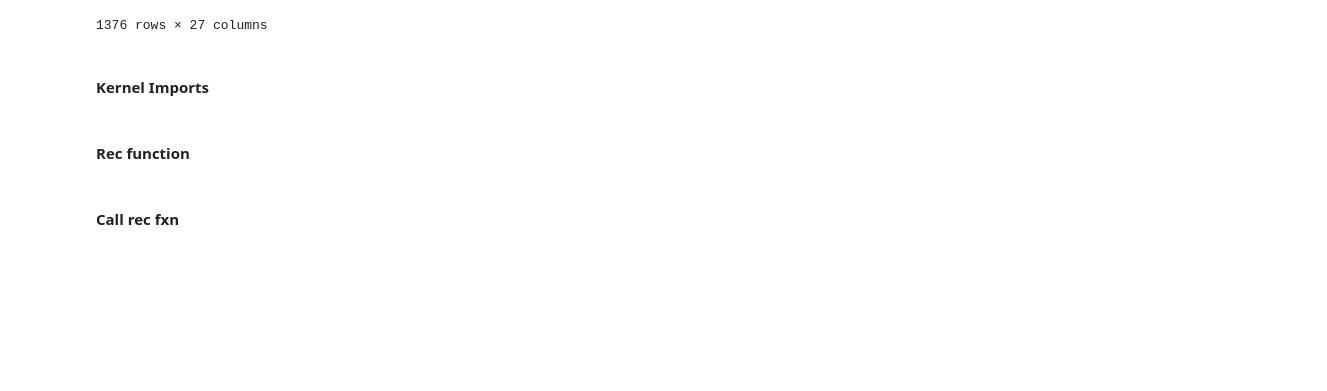
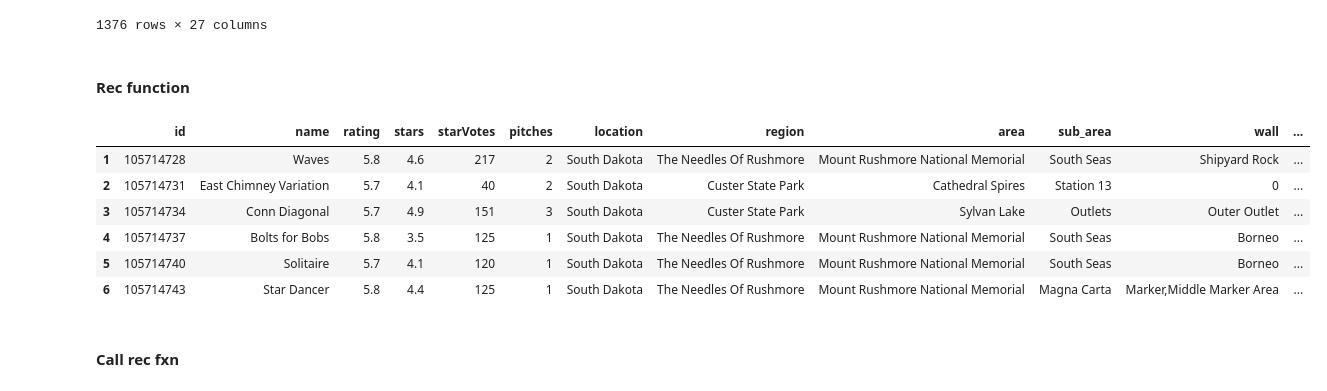
Before and after one commit to gseemann/climb_recommender, a Jupyter notebook: models.ipynb, the cells around one changed output. Drawn from its saved outputs; the diff is of its cells as text; code cells hidden in the pictures; blank space fills up the shorter version.

```diff
--- a/models.ipynb
+++ b/models.ipynb
@@ -428,5 +428,3 @@ df_numeric[df_numeric.in_range==1]
 | 36546 | 118185692 | Spiker Monkey | 5.10c | 3.5 | 2 | 1 | California | Los Angeles Basin | Santa Monica Mountains | Malibu Creek State Park | Planet of the Apes Wall | ... |
 | 36584 | 118198859 | The Real Bulge | V4 | 4.0 | 1 | 0 | California | Los Angeles Basin | Stoney Point | Turlock | 0 | ... |
 1376 rows × 27 columns
-# %% [markdown]
-#### Kernel Imports
@@ -474,6 +462,16 @@ def get_recommendations(ids, kernel_type):
     rec= df['id'].iloc[climb_indices]
 
     return df.loc[rec.index,:]
+# %%
+df.loc[[1,2,3,4,5,6]]
+# %% [output]
+|  | id | name | rating | stars | starVotes | pitches | location | region | area | sub_area | wall | ... |
+| 1 | 105714728 | Waves | 5.8 | 4.6 | 217 | 2 | South Dakota | The Needles Of Rushmore | Mount Rushmore National Memorial | South Seas | Shipyard Rock | ... |
+| 2 | 105714731 | East Chimney Variation | 5.7 | 4.1 | 40 | 2 | South Dakota | Custer State Park | Cathedral Spires | Station 13 | 0 | ... |
+| 3 | 105714734 | Conn Diagonal | 5.7 | 4.9 | 151 | 3 | South Dakota | Custer State Park | Sylvan Lake | Outlets | Outer Outlet | ... |
+| 4 | 105714737 | Bolts for Bobs | 5.8 | 3.5 | 125 | 1 | South Dakota | The Needles Of Rushmore | Mount Rushmore National Memorial | South Seas | Borneo | ... |
+| 5 | 105714740 | Solitaire | 5.7 | 4.1 | 120 | 1 | South Dakota | The Needles Of Rushmore | Mount Rushmore National Memorial | South Seas | Borneo | ... |
+| 6 | 105714743 | Star Dancer | 5.8 | 4.4 | 125 | 1 | South Dakota | The Needles Of Rushmore | Mount Rushmore National Memorial | Magna Carta | Marker,Middle Marker Area | ... |
 # %% [markdown]
 #### Call rec fxn
 # %%
```
Also changed, not shown: parts of 12 cells of this notebook.
